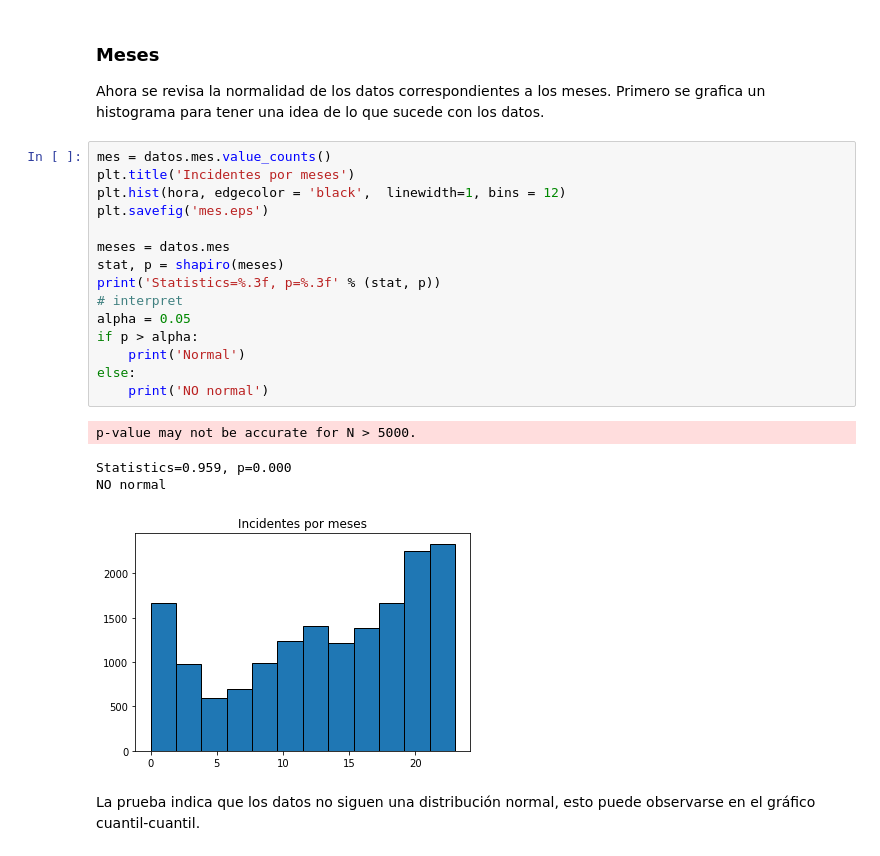
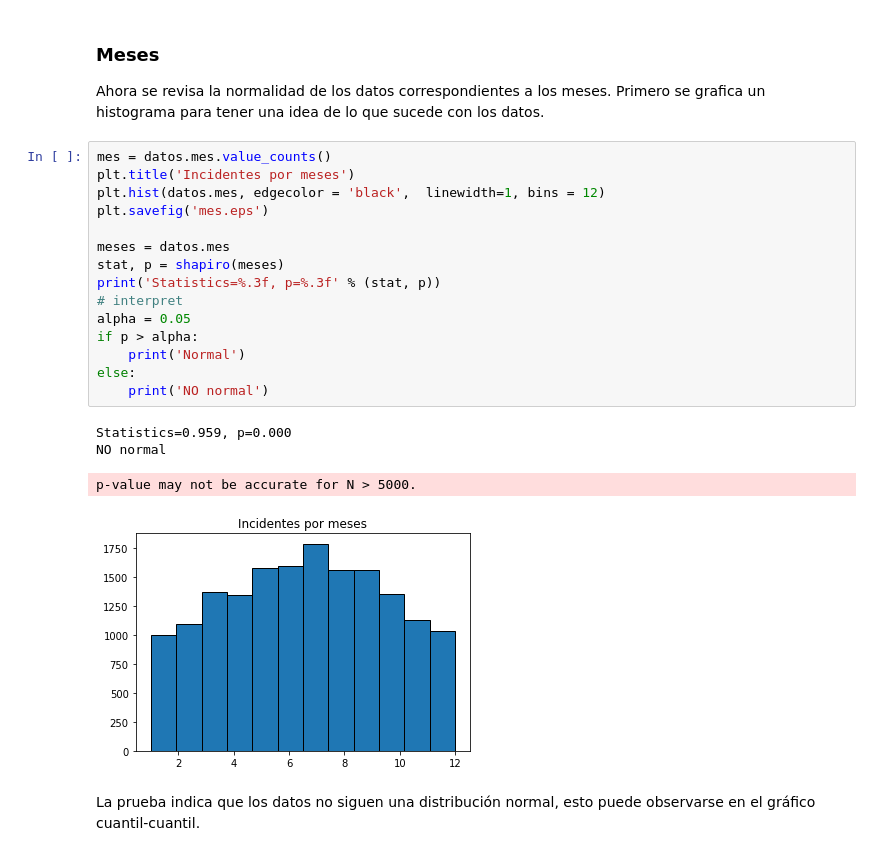
Before and after one commit to Saphira3000/Ciencia_de_Datos, a Jupyter notebook: p5.ipynb, the cells around one changed output. Saved outputs shown, nothing was run; the diff lists cells and outputs as text.

```diff
--- a/p5.ipynb
+++ b/p5.ipynb
@@ -82,23 +80,23 @@ Ahora se revisa la normalidad de los datos correspondientes a los meses. Primero
 # %%
 mes = datos.mes.value_counts()
 plt.title('Incidentes por meses')
-plt.hist(hora, edgecolor = 'black',  linewidth=1, bins = 12)
+plt.hist(datos.mes, edgecolor = 'black',  linewidth=1, bins = 12)
 plt.savefig('mes.eps')
 
 meses = datos.mes
 stat, p = shapiro(meses)
 print('Statistics=%.3f, p=%.3f' % (stat, p))
 # interpret
 alpha = 0.05
 if p > alpha:
     print('Normal')
 else:
     print('NO normal')
 # %% [output]
-p-value may not be accurate for N > 5000.
+Statistics=0.959, p=0.000
+NO normal
-Statistics=0.959, p=0.000
-NO normal
+p-value may not be accurate for N > 5000.
-[figure, old version]
+[figure, new version]
 # %% [markdown]
 La prueba indica que los datos no siguen una distribución normal, esto puede observarse en el gráfico cuantil-cuantil.
 # %%
```
Also changed, not shown: parts of 1 cell of this notebook, 18 other files.
